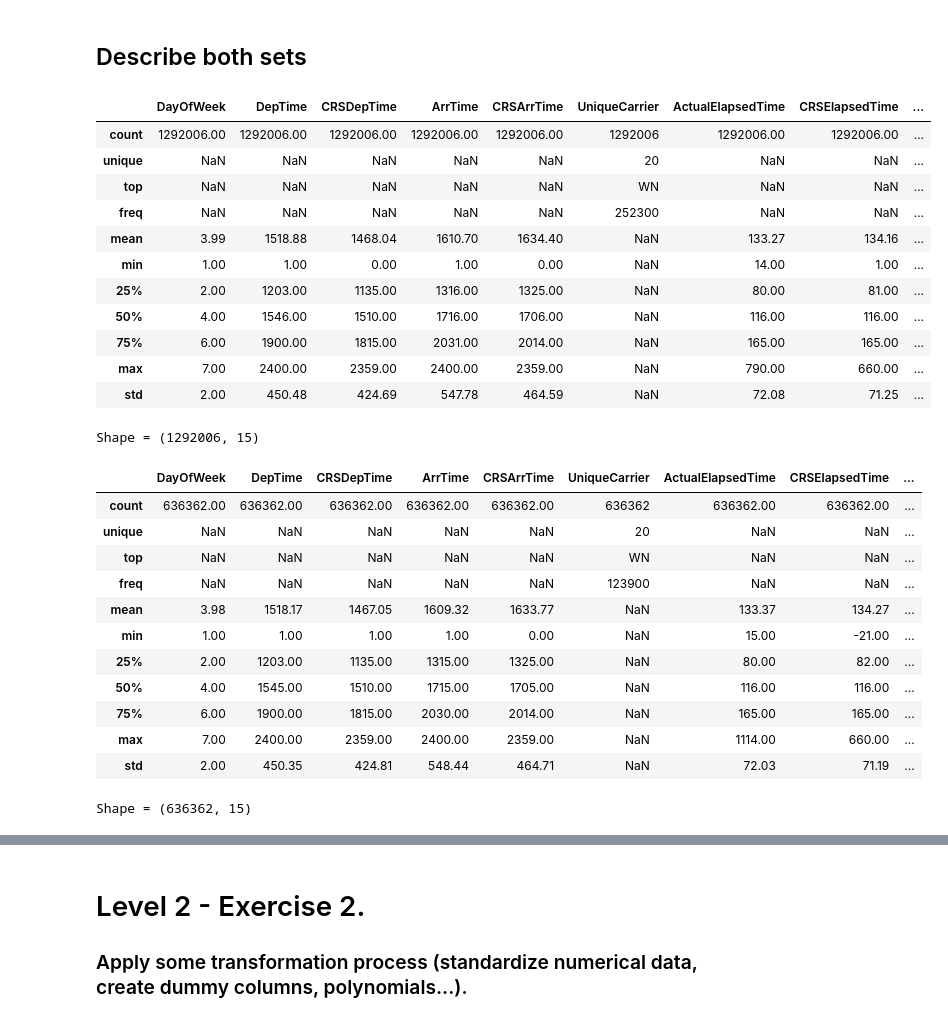
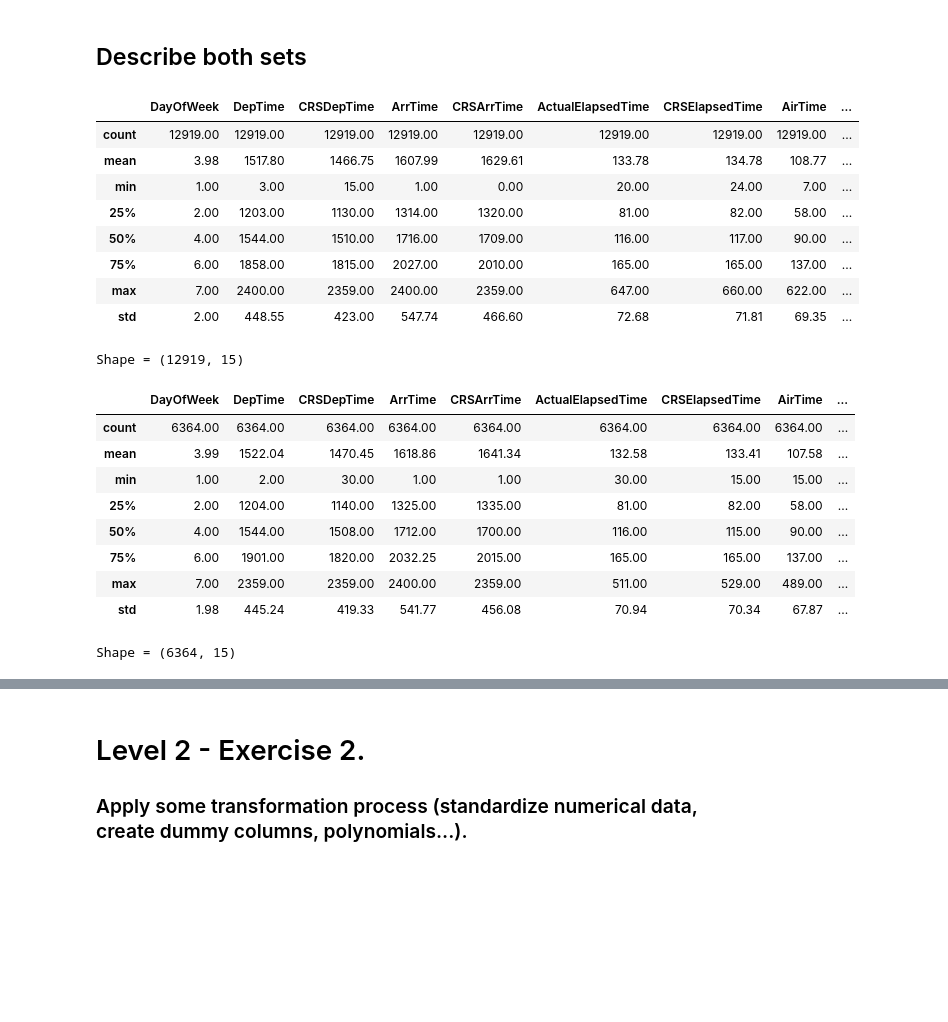
Before and after one commit to Javier-Alfonso-DS/S09_T01_Practice_with_training_and_test_sets, a Jupyter notebook: S09_T01_Practice_with_training_and_test_sets.ipynb, the cells around one changed output, grey strips where cells are left out. Drawn from its saved outputs; the diff is of its cells as text; code cells hidden in the pictures; blank space fills up the shorter version.

```diff
--- a/S09_T01_Practice_with_training_and_test_sets.ipynb
+++ b/S09_T01_Practice_with_training_and_test_sets.ipynb
@@ -370,3 +370,12 @@ In other dataset / practice we could only extract the cancelled / diverted fligh
 # %%
 # Delete these three columns of the dataset.
 df = df.drop(columns=['Cancelled','CancellationCode','Diverted'])
+# %%
+### Finally, we are going to sample our data, a total of 1% random, stratifying by airline.
+NumTotalRegisters = df.shape[0]
+NumTotalRegisters
+TotalSample = NumTotalRegisters * 0.01
+AirlinesCounts = pd.DataFrame(df.UniqueCarrier.value_counts())
+AirlinesCounts['Proportion']=AirlinesCounts['UniqueCarrier'] / NumTotalRegisters
+AirlinesCounts['Samples'] = round(AirlinesCounts.Proportion *TotalSample)
+AirlinesCounts
@@ -373 +405,7 @@ df = df.drop(columns=['Cancelled','CancellationCode','Diverted'])
+# %%
+# Sampling:
+df_sample = pd.DataFrame()
+for Airline in AirlinesCounts.index:
+    NumSamples = int(AirlinesCounts.loc[[Airline],:].Samples)
+    df_sample = df_sample.append(df[df.UniqueCarrier == Airline].sample(NumSamples,random_state=1))
 # %%
@@ -392,42 +431,38 @@ df.describe(include='all',datetime_is_numeric=True).round(2)
 ## Split the dataset into train and test.
 # %%
 # split into train test sets (33% for test)
-df_train, df_test = train_test_split(df, test_size=0.33)
+df_train, df_test = train_test_split(df_sample, test_size=0.33)
 # %% [markdown]
 ## Describe both sets
 # %%
 # Describe set train
-display(df_train.describe(include='all',datetime_is_numeric=True).round(2))
+df_train_describe = df_train.describe(datetime_is_numeric=True).round(2)
+display(df_train_describe)
 print(f"Shape = {df_train.shape}")
 # %% [output]
-|  | DayOfWeek | DepTime | CRSDepTime | ArrTime | CRSArrTime | UniqueCarrier | ActualElapsedTime | CRSElapsedTime | ... |
-| count | 1292006.00 | 1292006.00 | 1292006.00 | 1292006.00 | 1292006.00 | 1292006 | 1292006.00 | 1292006.00 | ... |
-| unique | NaN | NaN | NaN | NaN | NaN | 20 | NaN | NaN | ... |
-| top | NaN | NaN | NaN | NaN | NaN | WN | NaN | NaN | ... |
-| freq | NaN | NaN | NaN | NaN | NaN | 252300 | NaN | NaN | ... |
-| mean | 3.99 | 1518.88 | 1468.04 | 1610.70 | 1634.40 | NaN | 133.27 | 134.16 | ... |
-| min | 1.00 | 1.00 | 0.00 | 1.00 | 0.00 | NaN | 14.00 | 1.00 | ... |
-| 25% | 2.00 | 1203.00 | 1135.00 | 1316.00 | 1325.00 | NaN | 80.00 | 81.00 | ... |
-| 50% | 4.00 | 1546.00 | 1510.00 | 1716.00 | 1706.00 | NaN | 116.00 | 116.00 | ... |
-| 75% | 6.00 | 1900.00 | 1815.00 | 2031.00 | 2014.00 | NaN | 165.00 | 165.00 | ... |
-| max | 7.00 | 2400.00 | 2359.00 | 2400.00 | 2359.00 | NaN | 790.00 | 660.00 | ... |
-| std | 2.00 | 450.48 | 424.69 | 547.78 | 464.59 | NaN | 72.08 | 71.25 | ... |
+|  | DayOfWeek | DepTime | CRSDepTime | ArrTime | CRSArrTime | ActualElapsedTime | CRSElapsedTime | AirTime | ... |
+| count | 12919.00 | 12919.00 | 12919.00 | 12919.00 | 12919.00 | 12919.00 | 12919.00 | 12919.00 | ... |
+| mean | 3.98 | 1517.80 | 1466.75 | 1607.99 | 1629.61 | 133.78 | 134.78 | 108.77 | ... |
+| min | 1.00 | 3.00 | 15.00 | 1.00 | 0.00 | 20.00 | 24.00 | 7.00 | ... |
+| 25% | 2.00 | 1203.00 | 1130.00 | 1314.00 | 1320.00 | 81.00 | 82.00 | 58.00 | ... |
+| 50% | 4.00 | 1544.00 | 1510.00 | 1716.00 | 1709.00 | 116.00 | 117.00 | 90.00 | ... |
+| 75% | 6.00 | 1858.00 | 1815.00 | 2027.00 | 2010.00 | 165.00 | 165.00 | 137.00 | ... |
+| max | 7.00 | 2400.00 | 2359.00 | 2400.00 | 2359.00 | 647.00 | 660.00 | 622.00 | ... |
+| std | 2.00 | 448.55 | 423.00 | 547.74 | 466.60 | 72.68 | 71.81 | 69.35 | ... |
-Shape = (1292006, 15)
+Shape = (12919, 15)
 # %%
 # Describe set test
-display(df_test.describe(include='all',datetime_is_numeric=True).round(2))
+df_test_describe = df_test.describe(datetime_is_numeric=True).round(2)
+display(df_test_describe)
 print(f"Shape = {df_test.shape}")
 # %% [output]
-|  | DayOfWeek | DepTime | CRSDepTime | ArrTime | CRSArrTime | UniqueCarrier | ActualElapsedTime | CRSElapsedTime | ... |
-| count | 636362.00 | 636362.00 | 636362.00 | 636362.00 | 636362.00 | 636362 | 636362.00 | 636362.00 | ... |
-| unique | NaN | NaN | NaN | NaN | NaN | 20 | NaN | NaN | ... |
-| top | NaN | NaN | NaN | NaN | NaN | WN | NaN | NaN | ... |
-| freq | NaN | NaN | NaN | NaN | NaN | 123900 | NaN | NaN | ... |
-| mean | 3.98 | 1518.17 | 1467.05 | 1609.32 | 1633.77 | NaN | 133.37 | 134.27 | ... |
-| min | 1.00 | 1.00 | 1.00 | 1.00 | 0.00 | NaN | 15.00 | -21.00 | ... |
-| 25% | 2.00 | 1203.00 | 1135.00 | 1315.00 | 1325.00 | NaN | 80.00 | 82.00 | ... |
-| 50% | 4.00 | 1545.00 | 1510.00 | 1715.00 | 1705.00 | NaN | 116.00 | 116.00 | ... |
-| 75% | 6.00 | 1900.00 | 1815.00 | 2030.00 | 2014.00 | NaN | 165.00 | 165.00 | ... |
-| max | 7.00 | 2400.00 | 2359.00 | 2400.00 | 2359.00 | NaN | 1114.00 | 660.00 | ... |
-| std | 2.00 | 450.35 | 424.81 | 548.44 | 464.71 | NaN | 72.03 | 71.19 | ... |
+|  | DayOfWeek | DepTime | CRSDepTime | ArrTime | CRSArrTime | ActualElapsedTime | CRSElapsedTime | AirTime | ... |
+| count | 6364.00 | 6364.00 | 6364.00 | 6364.00 | 6364.00 | 6364.00 | 6364.00 | 6364.00 | ... |
+| mean | 3.99 | 1522.04 | 1470.45 | 1618.86 | 1641.34 | 132.58 | 133.41 | 107.58 | ... |
+| min | 1.00 | 2.00 | 30.00 | 1.00 | 1.00 | 30.00 | 15.00 | 15.00 | ... |
+| 25% | 2.00 | 1204.00 | 1140.00 | 1325.00 | 1335.00 | 81.00 | 82.00 | 58.00 | ... |
+| 50% | 4.00 | 1544.00 | 1508.00 | 1712.00 | 1700.00 | 116.00 | 115.00 | 90.00 | ... |
+| 75% | 6.00 | 1901.00 | 1820.00 | 2032.25 | 2015.00 | 165.00 | 165.00 | 137.00 | ... |
+| max | 7.00 | 2359.00 | 2359.00 | 2400.00 | 2359.00 | 511.00 | 529.00 | 489.00 | ... |
+| std | 1.98 | 445.24 | 419.33 | 541.77 | 456.08 | 70.94 | 70.34 | 67.87 | ... |
-Shape = (636362, 15)
+Shape = (6364, 15)
```
Also changed, not shown: parts of 19 cells of this notebook.
